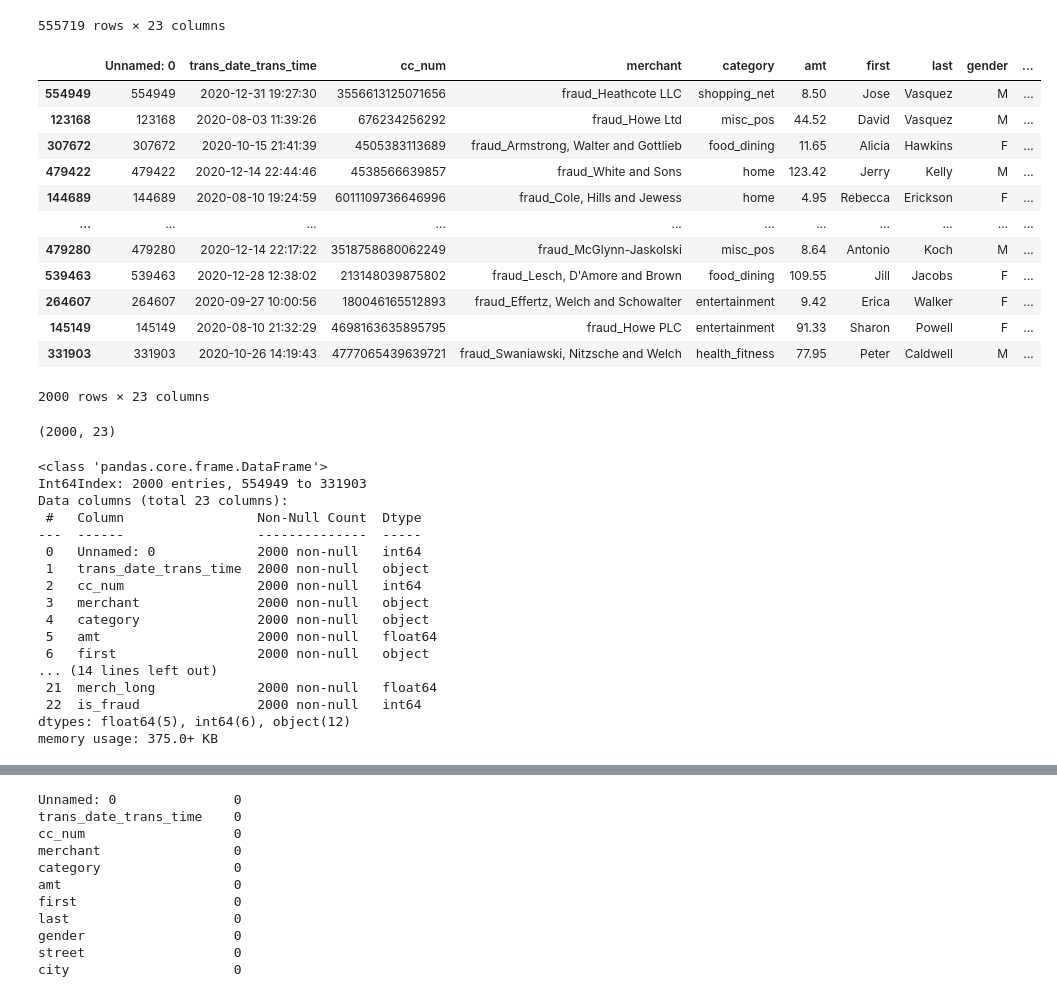
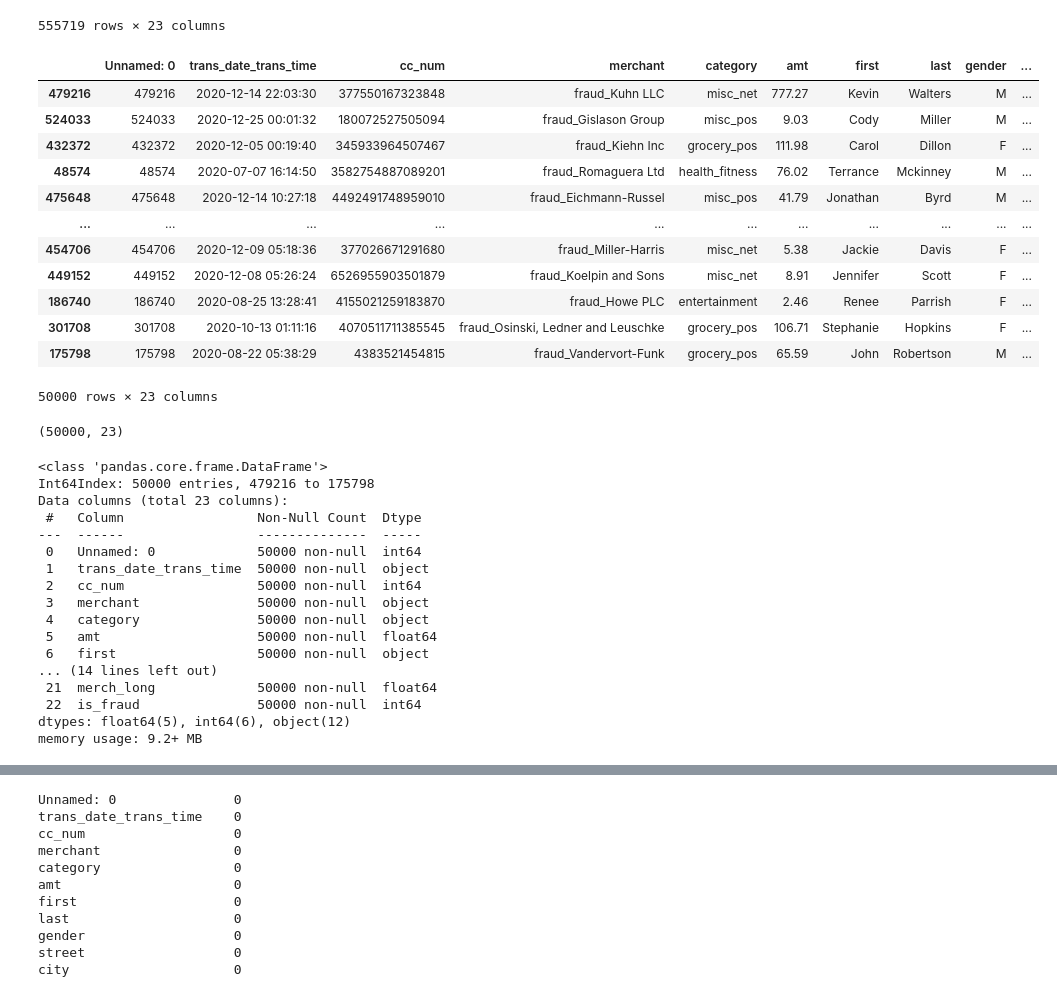
Before and after one commit to joshIsac/DeepLearningLab, a Jupyter notebook: 2348523_Multilayer_perceptron_lab2.ipynb, the cells around one changed output, grey strips where cells are left out. Drawn from its saved outputs; the diff is of its cells as text; code cells hidden in the pictures.

```diff
--- a/2348523_Multilayer_perceptron_lab2.ipynb
+++ b/2348523_Multilayer_perceptron_lab2.ipynb
@@ -31,48 +31,48 @@ cred_data1
 555719 rows × 23 columns
 # %%
 #take only certain samples
-df=cred_data1.sample(2000)
+df=cred_data1.sample(50000)
 df
 # %% [output]
 |  | Unnamed: 0 | trans_date_trans_time | cc_num | merchant | category | amt | first | last | gender | ... |
-| 554949 | 554949 | 2020-12-31 19:27:30 | 3556613125071656 | fraud_Heathcote LLC | shopping_net | 8.50 | Jose | Vasquez | M | ... |
-| 123168 | 123168 | 2020-08-03 11:39:26 | 676234256292 | fraud_Howe Ltd | misc_pos | 44.52 | David | Vasquez | M | ... |
-| 307672 | 307672 | 2020-10-15 21:41:39 | 4505383113689 | fraud_Armstrong, Walter and Gottlieb | food_dining | 11.65 | Alicia | Hawkins | F | ... |
-| 479422 | 479422 | 2020-12-14 22:44:46 | 4538566639857 | fraud_White and Sons | home | 123.42 | Jerry | Kelly | M | ... |
-| 144689 | 144689 | 2020-08-10 19:24:59 | 6011109736646996 | fraud_Cole, Hills and Jewess | home | 4.95 | Rebecca | Erickson | F | ... |
+| 479216 | 479216 | 2020-12-14 22:03:30 | 377550167323848 | fraud_Kuhn LLC | misc_net | 777.27 | Kevin | Walters | M | ... |
+| 524033 | 524033 | 2020-12-25 00:01:32 | 180072527505094 | fraud_Gislason Group | misc_pos | 9.03 | Cody | Miller | M | ... |
+| 432372 | 432372 | 2020-12-05 00:19:40 | 345933964507467 | fraud_Kiehn Inc | grocery_pos | 111.98 | Carol | Dillon | F | ... |
+| 48574 | 48574 | 2020-07-07 16:14:50 | 3582754887089201 | fraud_Romaguera Ltd | health_fitness | 76.02 | Terrance | Mckinney | M | ... |
+| 475648 | 475648 | 2020-12-14 10:27:18 | 4492491748959010 | fraud_Eichmann-Russel | misc_pos | 41.79 | Jonathan | Byrd | M | ... |
 | ... | ... | ... | ... | ... | ... | ... | ... | ... | ... | ... |
-| 479280 | 479280 | 2020-12-14 22:17:22 | 3518758680062249 | fraud_McGlynn-Jaskolski | misc_pos | 8.64 | Antonio | Koch | M | ... |
-| 539463 | 539463 | 2020-12-28 12:38:02 | 213148039875802 | fraud_Lesch, D'Amore and Brown | food_dining | 109.55 | Jill | Jacobs | F | ... |
-| 264607 | 264607 | 2020-09-27 10:00:56 | 180046165512893 | fraud_Effertz, Welch and Schowalter | entertainment | 9.42 | Erica | Walker | F | ... |
-| 145149 | 145149 | 2020-08-10 21:32:29 | 4698163635895795 | fraud_Howe PLC | entertainment | 91.33 | Sharon | Powell | F | ... |
-| 331903 | 331903 | 2020-10-26 14:19:43 | 4777065439639721 | fraud_Swaniawski, Nitzsche and Welch | health_fitness | 77.95 | Peter | Caldwell | M | ... |
+| 454706 | 454706 | 2020-12-09 05:18:36 | 377026671291680 | fraud_Miller-Harris | misc_net | 5.38 | Jackie | Davis | F | ... |
+| 449152 | 449152 | 2020-12-08 05:26:24 | 6526955903501879 | fraud_Koelpin and Sons | misc_net | 8.91 | Jennifer | Scott | F | ... |
+| 186740 | 186740 | 2020-08-25 13:28:41 | 4155021259183870 | fraud_Howe PLC | entertainment | 2.46 | Renee | Parrish | F | ... |
+| 301708 | 301708 | 2020-10-13 01:11:16 | 4070511711385545 | fraud_Osinski, Ledner and Leuschke | grocery_pos | 106.71 | Stephanie | Hopkins | F | ... |
+| 175798 | 175798 | 2020-08-22 05:38:29 | 4383521454815 | fraud_Vandervort-Funk | grocery_pos | 65.59 | John | Robertson | M | ... |
-2000 rows × 23 columns
+50000 rows × 23 columns
 # %%
 #shape of the dataset
 df.shape
 # %% [output]
-(2000, 23)
+(50000, 23)
 # %%
 #checking the dataset information
 df.info()
 # %% [output]
 <class 'pandas.core.frame.DataFrame'>
-Int64Index: 2000 entries, 554949 to 331903
+Int64Index: 50000 entries, 479216 to 175798
 Data columns (total 23 columns):
  #   Column                 Non-Null Count  Dtype
 ---  ------                 --------------  -----
- 0   Unnamed: 0             2000 non-null   int64
- 1   trans_date_trans_time  2000 non-null   object
- 2   cc_num                 2000 non-null   int64
- 3   merchant               2000 non-null   object
- 4   category               2000 non-null   object
- 5   amt                    2000 non-null   float64
- 6   first                  2000 non-null   object
+ 0   Unnamed: 0             50000 non-null  int64
+ 1   trans_date_trans_time  50000 non-null  object
+ 2   cc_num                 50000 non-null  int64
+ 3   merchant               50000 non-null  object
+ 4   category               50000 non-null  object
+ 5   amt                    50000 non-null  float64
+ 6   first                  50000 non-null  object
 ... (14 lines left out)
- 21  merch_long             2000 non-null   float64
- 22  is_fraud               2000 non-null   int64
+ 21  merch_long             50000 non-null  float64
+ 22  is_fraud               50000 non-null  int64
 dtypes: float64(5), int64(6), object(12)
-memory usage: 375.0+ KB
+memory usage: 9.2+ MB
 # %%
 df.describe()
 # %% [output]
```
Also changed, not shown: parts of 23 cells of this notebook.
